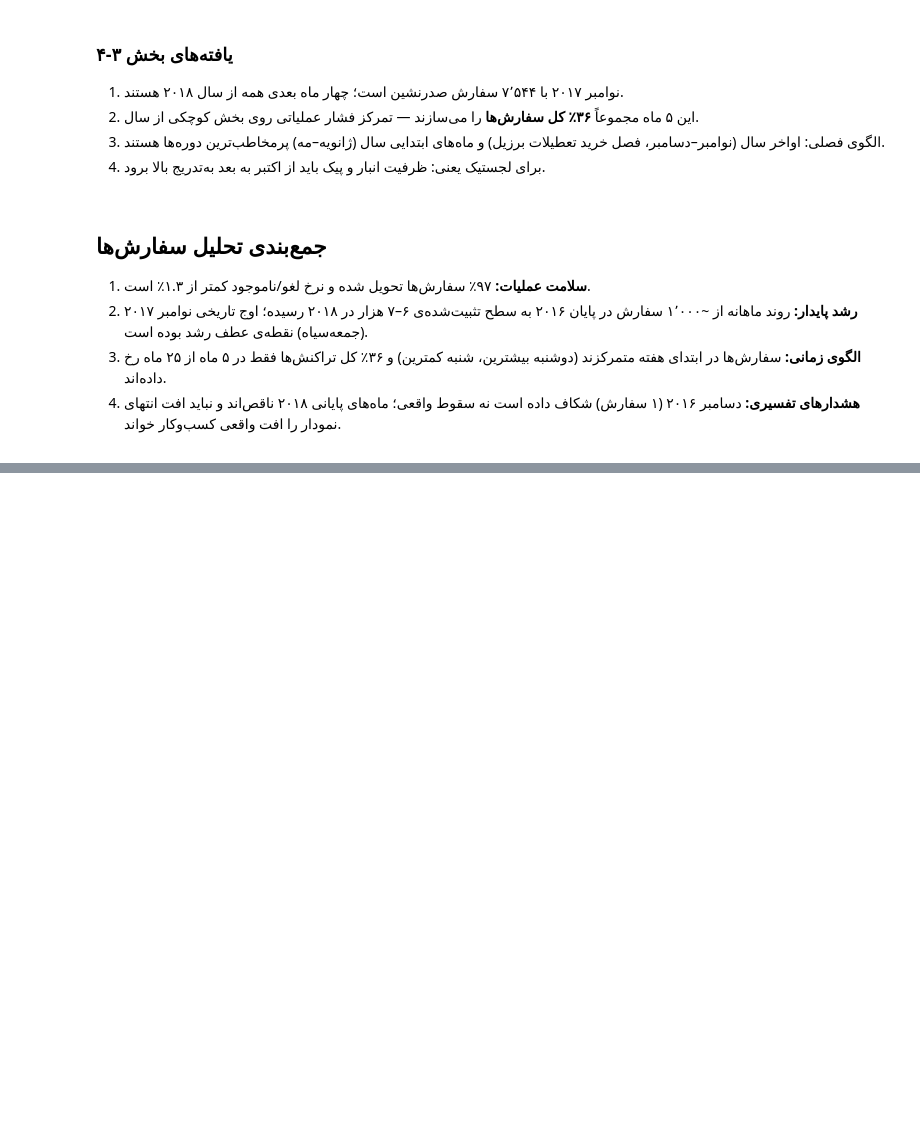
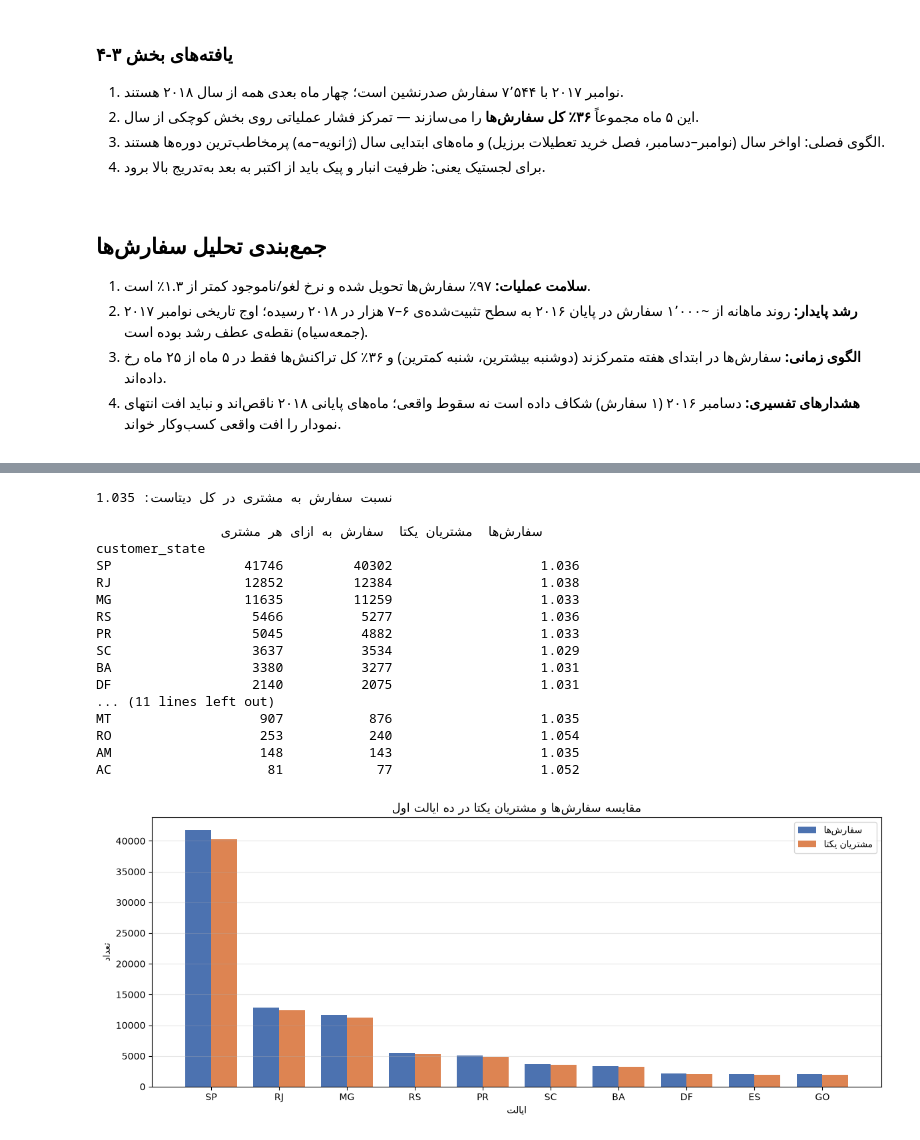
Before and after one commit to arashalidadi/olist-pro, a Jupyter notebook: olist_analysis.ipynb, the cells around one changed output, grey strips where cells are left out. Drawn from its saved outputs; the diff is of its cells as text; code cells hidden in the pictures; blank space fills up the shorter version.

```diff
--- a/olist_analysis.ipynb
+++ b/olist_analysis.ipynb
@@ -1610,0 +1793,53 @@ Freq: M
+# %%
+orders_per_state = customers.groupby('customer_state').size()
+
+compare = pd.DataFrame({
+    'سفارش‌ها': orders_per_state,
+    'مشتریان یکتا': state_customers,
+})
+compare['سفارش به ازای هر مشتری'] = (compare['سفارش‌ها'] / compare['مشتریان یکتا']).round(3)
+compare = compare.sort_values('سفارش‌ها', ascending=False)
+
+mean_ratio = len(customers) / customers['customer_unique_id'].nunique()
+print('نسبت سفارش به مشتری در کل دیتاست:', round(mean_ratio, 3))
+print()
+print(compare.head(10).to_string())
+print()
+print('ایالت‌هایی که نسبتشان از میانگین کل بالاتر است:')
+above = compare[compare['سفارش به ازای هر مشتری'] > mean_ratio]
+print(above[['سفارش‌ها', 'مشتریان یکتا', 'سفارش به ازای هر مشتری']].to_string())
+
+top_states = compare.head(10)
+x = range(len(top_states))
+width = 0.38
+fig, ax = plt.subplots(figsize=(12, 5))
+ax.bar([i - width / 2 for i in x], top_states['سفارش‌ها'], width, label=fa('سفارش‌ها'), color='#4c72b0')
+ax.bar([i + width / 2 for i in x], top_states['مشتریان یکتا'], width, label=fa('مشتریان یکتا'), color='#dd8452')
+ax.set_xticks(list(x))
+ax.set_xticklabels(top_states.index)
+ax.set_title(fa('مقایسه سفارش‌ها و مشتریان یکتا در ده ایالت اول'), fontsize=13)
+ax.set_xlabel(fa('ایالت'))
+ax.set_ylabel(fa('تعداد'))
+ax.legend()
+ax.grid(axis='y', alpha=0.3)
+fig.tight_layout()
+plt.show()
+# %% [output]
+نسبت سفارش به مشتری در کل دیتاست: 1.035
+
+                سفارش‌ها  مشتریان یکتا  سفارش به ازای هر مشتری
+customer_state
+SP                 41746         40302                   1.036
+RJ                 12852         12384                   1.038
+MG                 11635         11259                   1.033
+RS                  5466          5277                   1.036
+PR                  5045          4882                   1.033
+SC                  3637          3534                   1.029
+BA                  3380          3277                   1.031
+DF                  2140          2075                   1.031
+... (11 lines left out)
+MT                   907           876                   1.035
+RO                   253           240                   1.054
+AM                   148           143                   1.035
+AC                    81            77                   1.052
+[figure, added]
```
Also changed, not shown: parts of 14 cells of this notebook, 1 other file.
